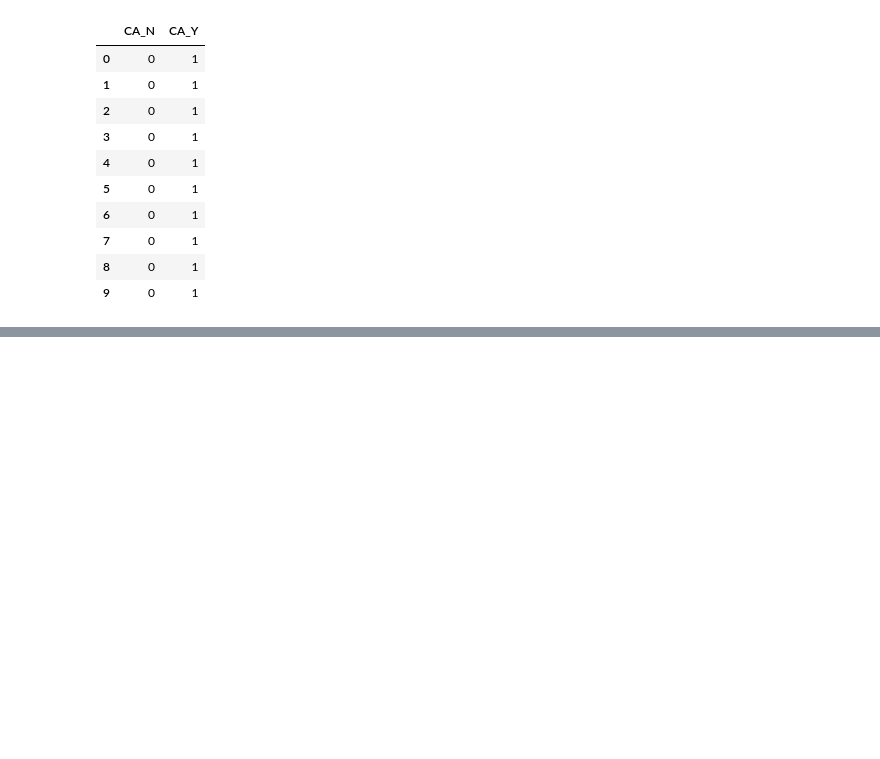
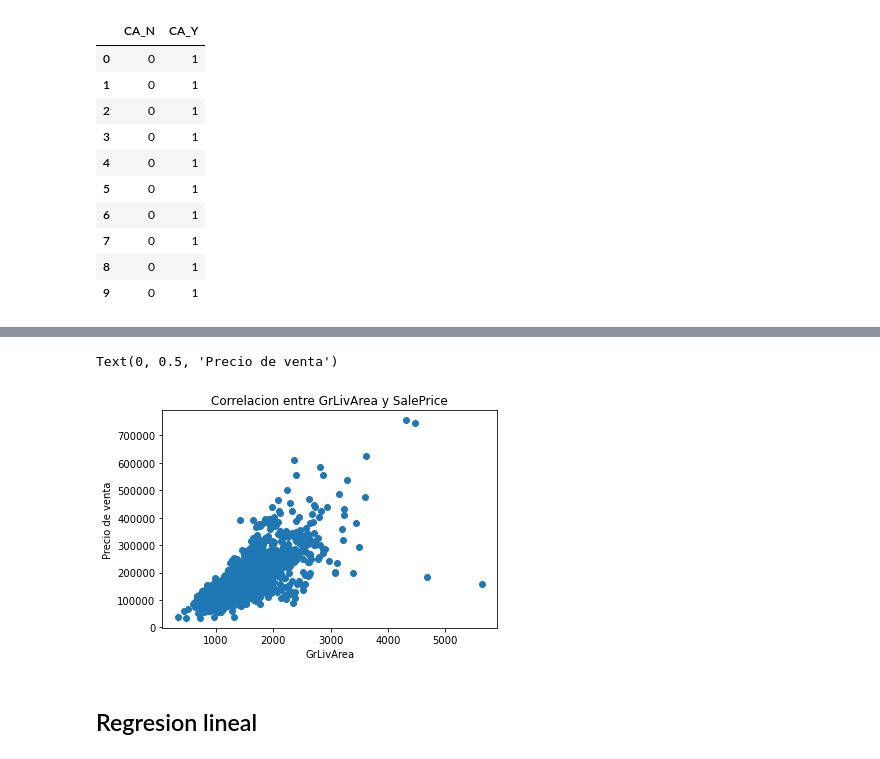
Before and after one commit to AmarilloVel/DS, a Jupyter notebook: ej1/ej1.ipynb, the cells around one changed output, grey strips where cells are left out. Saved outputs shown, nothing was run; the diff lists cells and outputs as text; code cells hidden in the pictures; blank space fills up the shorter version.

```diff
--- a/ej1/ej1.ipynb
+++ b/ej1/ej1.ipynb
@@ -165,0 +383,10 @@ dummy.head(10)
+# %%
+plt.scatter(x=base_aux["GrLivArea"],y=base_aux["SalePrice"])
+plt.title("Correlacion entre GrLivArea y SalePrice")
+plt.xlabel("GrLivArea")
+plt.ylabel("Precio de venta")
+# %% [output]
+Text(0, 0.5, 'Precio de venta')
+[figure, added]
+# %% [markdown]
+## Regresion lineal
```
Also changed, not shown: parts of 30 cells of this notebook, 2 other files.
